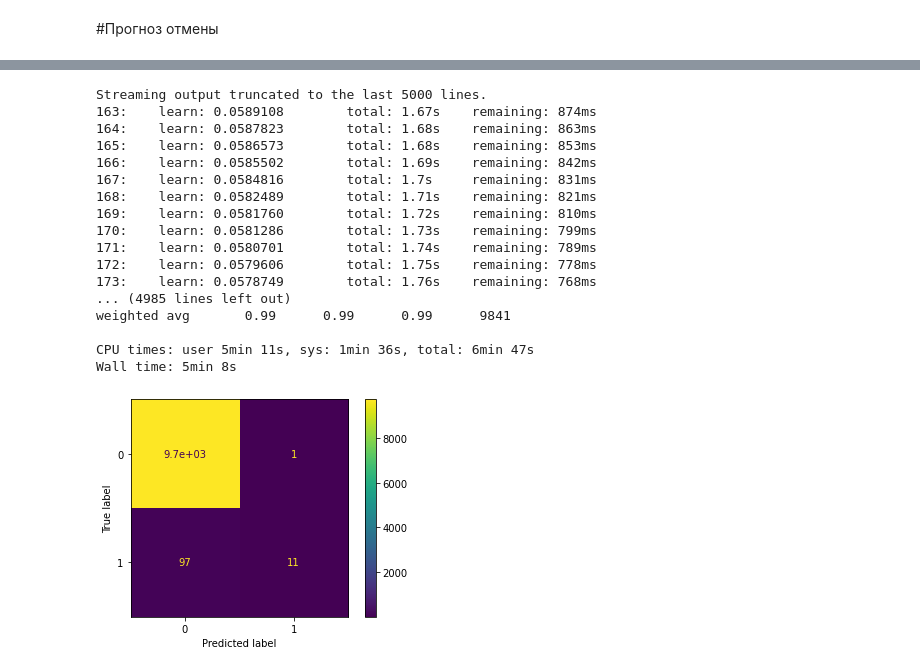
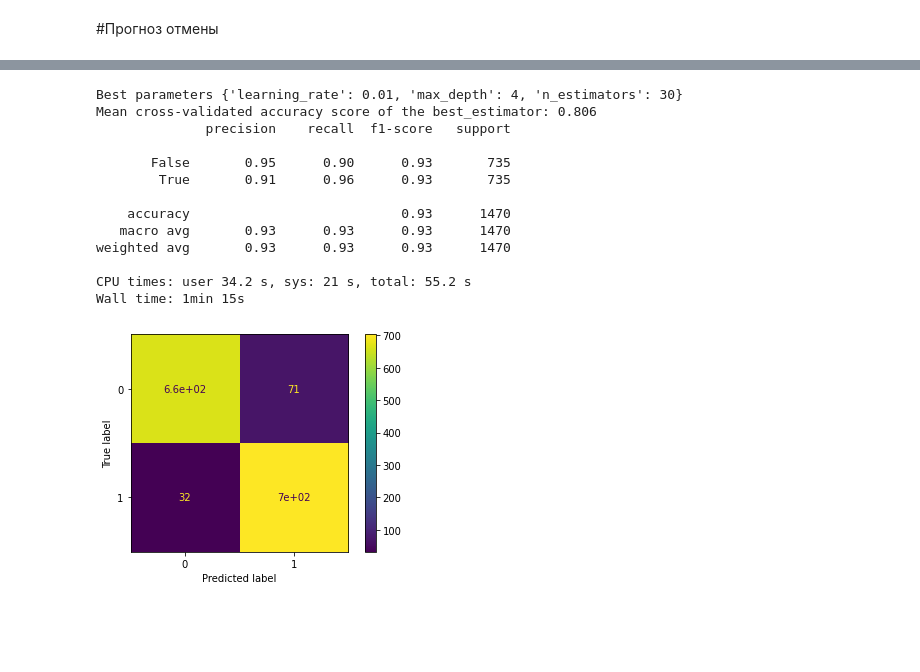
Before and after one commit to danil99152/prediction-of-government-tenders, a Jupyter notebook: auction_prediction.ipynb, the cells around one changed output, grey strips where cells are left out. Cells and saved outputs as stored; diff of their text form; code cells hidden in the pictures; blank space fills up the shorter version.

```diff
--- a/auction_prediction.ipynb
+++ b/auction_prediction.ipynb
@@ -334,0 +373,7 @@ gc.collect()
+# %%
+percent = 0.5 #% разницы между тренировочными True и False
+droped = round(len(y_train_True)*percent)
+x_train_False.drop(x_train_False[x_train_False.index < droped].index, inplace=True)
+x_train_False = x_train_False.reset_index(drop=True)
+y_train_False.drop(y_train_False[y_train_False.index < droped].index, inplace=True)
+y_train_False = y_train_False.reset_index(drop=True)
@@ -335,3 +385,8 @@ gc.collect()
+# %%
+x_train = pd.concat([x_train_False, x_train_True])
+y_train = pd.concat([y_train_False, y_train_True])
+x_test = pd.concat([x_test_False, x_test_True])
+y_test = pd.concat([y_test_False, y_test_True])
 # %%
 print('True', len(y_train[y_train == True].index))
 print('False', len(y_train[y_train == False].index))
@@ -352,13 +404,14 @@ y = LabelEncoder().fit_transform(y)
-# %%
-x_train, x_test, y_train, y_test = train_test_split(x, y, test_size=0.2, shuffle = False)
+# %%
+y_train = LabelEncoder().fit_transform(y_train)
+y_test = LabelEncoder().fit_transform(y_test)
 # %%
 %%time
 cat_features = cat_var
 
 parameters = {
-    "n_estimators": [150, 250, 200],
-    "learning_rate": [0.03, 0.02, 0.01],
-    "max_depth": [1,2,3],
+    "n_estimators": [10, 20, 30],
+    "learning_rate": [0.5, 1, 0.01],
+    "max_depth": [5,4,6],
 }
 
 model_catboost = CatBoostClassifier(
@@ -366,50 +419,48 @@ model_catboost = CatBoostClassifier(
     random_state=42,
     task_type="GPU",
     devices='0:1',
 )
 
 model_catboost = GridSearchCV(
     model_catboost,
     parameters,
     cv=5,
     scoring='accuracy',
 )
 
-model_catboost.fit(x_train, y_train)
+model_catboost.fit(x_train, y_train, eval_set=(x_test, y_test),
+             use_best_model=True,
+             verbose=False)
 
 print(f'Best parameters {model_catboost.best_params_}')
 print(
     f'Mean cross-validated accuracy score of the best_estimator: ' +
     f'{model_catboost.best_score_:.3f}'
 )
 
 y_pred = model_catboost.predict(x_test)
 print(classification_report(y_test, y_pred, target_names=['False', 'True']))
 
 cm = confusion_matrix(y_test, y_pred, labels=model_catboost.classes_)
 disp = ConfusionMatrixDisplay(confusion_matrix=cm, display_labels=model_catboost.classes_)
 disp.plot()
 
 del y_pred
 gc.collect()
 # %% [output]
-Streaming output truncated to the last 5000 lines.
-163:    learn: 0.0589108        total: 1.67s    remaining: 874ms
-164:    learn: 0.0587823        total: 1.68s    remaining: 863ms
-165:    learn: 0.0586573        total: 1.68s    remaining: 853ms
-166:    learn: 0.0585502        total: 1.69s    remaining: 842ms
-167:    learn: 0.0584816        total: 1.7s     remaining: 831ms
-168:    learn: 0.0582489        total: 1.71s    remaining: 821ms
-169:    learn: 0.0581760        total: 1.72s    remaining: 810ms
-170:    learn: 0.0581286        total: 1.73s    remaining: 799ms
-171:    learn: 0.0580701        total: 1.74s    remaining: 789ms
-172:    learn: 0.0579606        total: 1.75s    remaining: 778ms
-173:    learn: 0.0578749        total: 1.76s    remaining: 768ms
-... (4985 lines left out)
-weighted avg       0.99      0.99      0.99      9841
+Best parameters {'learning_rate': 0.01, 'max_depth': 4, 'n_estimators': 30}
+Mean cross-validated accuracy score of the best_estimator: 0.806
+              precision    recall  f1-score   support
 
-CPU times: user 5min 11s, sys: 1min 36s, total: 6min 47s
-Wall time: 5min 8s
+       False       0.95      0.90      0.93       735
+        True       0.91      0.96      0.93       735
+
+    accuracy                           0.93      1470
+   macro avg       0.93      0.93      0.93      1470
+weighted avg       0.93      0.93      0.93      1470
+
+CPU times: user 34.2 s, sys: 21 s, total: 55.2 s
+Wall time: 1min 15s
-[figure, old version]
+[figure, new version]
 # %%
 model_catboost.best_estimator_.save_model("/content/drive/MyDrive/Модели-предсказатели завершенности тендеров/auction/catboost(isCanseled)")
```
Also changed, not shown: parts of 19 cells of this notebook.
